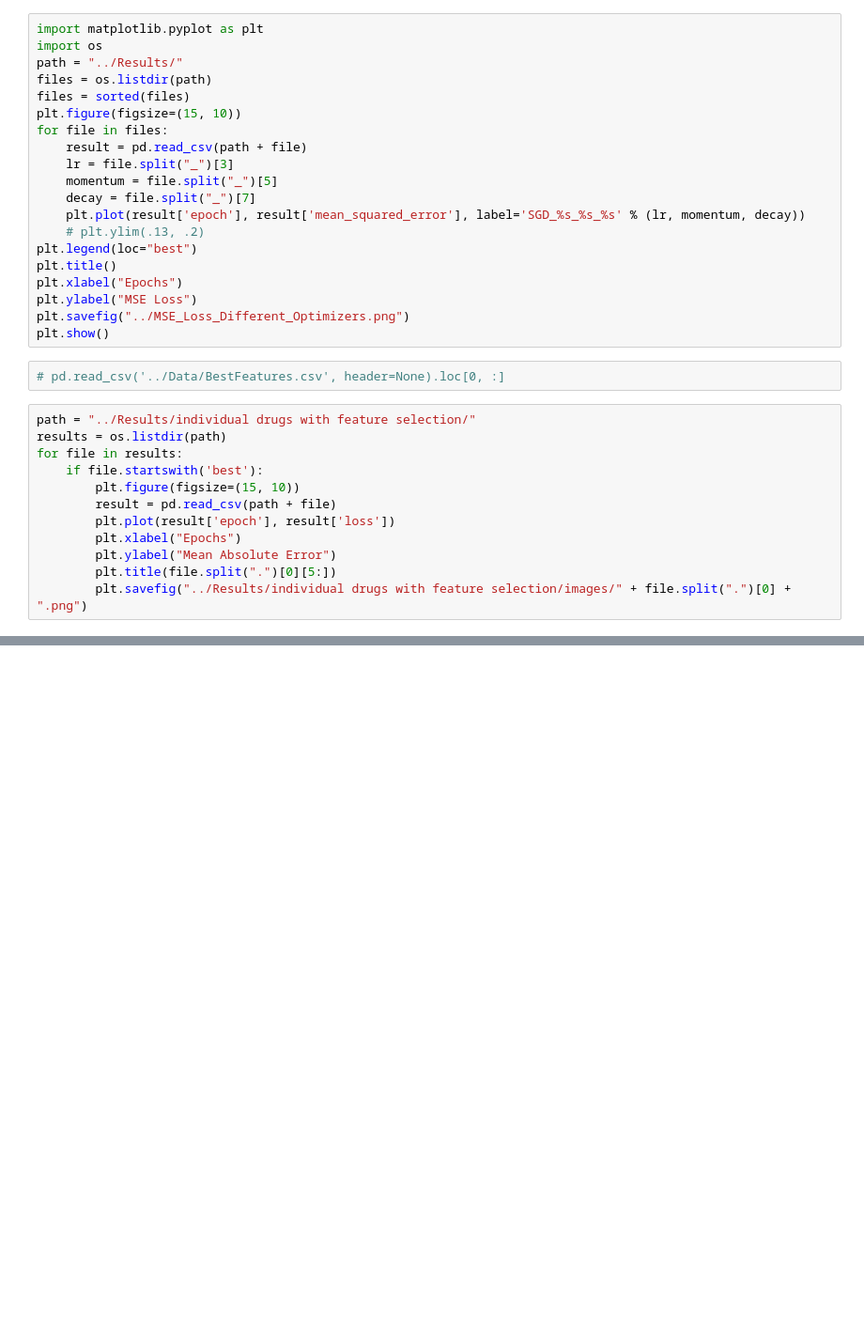
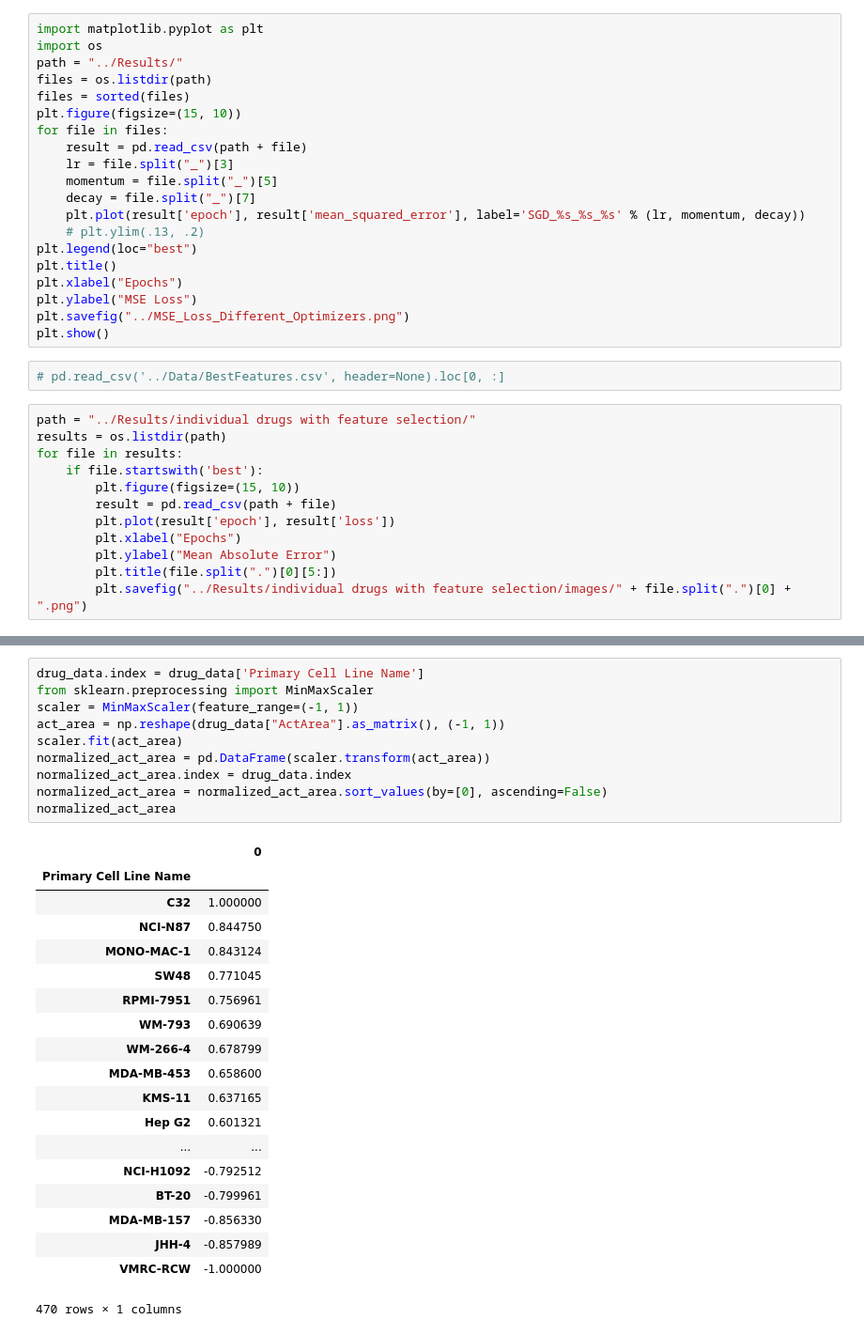
Before and after one commit to Naghipourfar/CCLE, a Jupyter notebook: Code/DataAnalysis.ipynb, the cells around one changed output, grey strips where cells are left out. Shown at 94% size. Saved outputs shown, nothing was run; the diff lists cells and outputs as text; blank space fills up the shorter version.

```diff
--- a/Code/DataAnalysis.ipynb
+++ b/Code/DataAnalysis.ipynb
@@ -304,0 +318,30 @@ for file in results:
+# %%
+drug_data.index = drug_data['Primary Cell Line Name']
+from sklearn.preprocessing import MinMaxScaler
+scaler = MinMaxScaler(feature_range=(-1, 1))
+act_area = np.reshape(drug_data["ActArea"].as_matrix(), (-1, 1))
+scaler.fit(act_area)
+normalized_act_area = pd.DataFrame(scaler.transform(act_area))
+normalized_act_area.index = drug_data.index
+normalized_act_area = normalized_act_area.sort_values(by=[0], ascending=False)
+normalized_act_area
+# %% [output]
+|  | 0 |
+| Primary Cell Line Name |  |
+| C32 | 1.000000 |
+| NCI-N87 | 0.844750 |
+| MONO-MAC-1 | 0.843124 |
+| SW48 | 0.771045 |
+| RPMI-7951 | 0.756961 |
+| WM-793 | 0.690639 |
+| WM-266-4 | 0.678799 |
+| MDA-MB-453 | 0.658600 |
+| KMS-11 | 0.637165 |
+| Hep G2 | 0.601321 |
+| ... | ... |
+| NCI-H1092 | -0.792512 |
+| BT-20 | -0.799961 |
+| MDA-MB-157 | -0.856330 |
+| JHH-4 | -0.857989 |
+| VMRC-RCW | -1.000000 |
+470 rows × 1 columns
```
Also changed, not shown: parts of 5 cells of this notebook, 1 other file.
